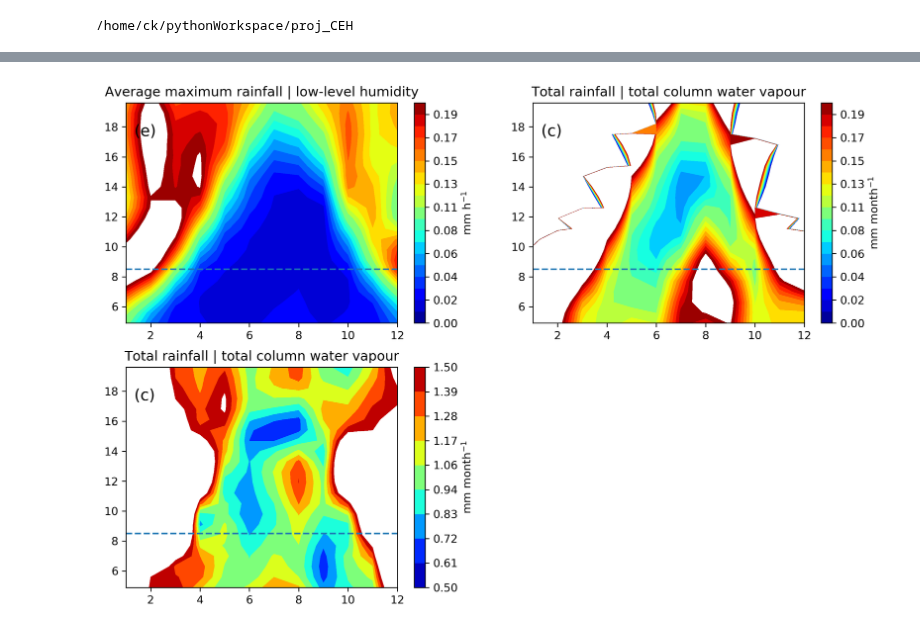
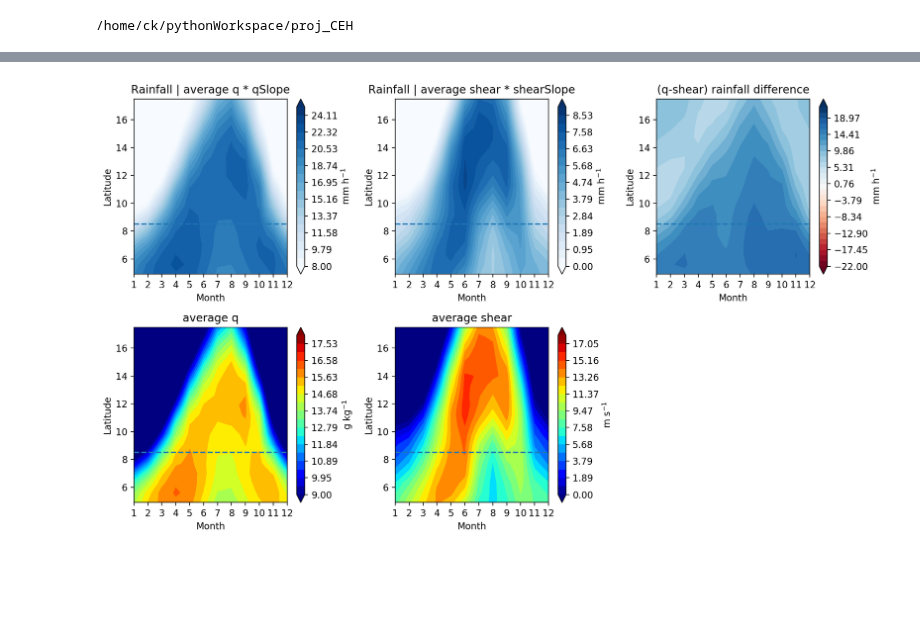
Before and after one commit to cornkle/proj_CEH, a Jupyter notebook: notebooks/CLOVER_slope_sensitivity.ipynb, the cells around one changed output, grey strips where cells are left out. Drawn from its saved outputs; the diff is of its cells as text; code cells hidden in the pictures; blank space fills up the shorter version.

```diff
--- a/notebooks/CLOVER_slope_sensitivity.ipynb
+++ b/notebooks/CLOVER_slope_sensitivity.ipynb
@@ -42,9 +46,10 @@ era_srfc = era_srfc.sel(latitude=slice(4.5,20), longitude=slice(-10,10)).groupby
 # %%
-era_pl = era_pl.sel(latitude=slice(4.5,20), longitude=slice(-10,10)).groupby('time.month').mean('longitude')
+era_pl = era_pl.sel(latitude=slice(4.5,17.5), longitude=slice(-10,10)).groupby('time.month').mean('longitude')
 # %%
 slopes = pkl.load(open(cnst.CLOVER_SAVES + 'q_shear_sensitivity_slopes', 'rb'))
-qslope = slopes['qslope']
-shear_slope = slopes['shear_slope']
+qslope = 1.39 #slopes['qslope'] 1.89
+shear_slope = 0.52 #slopes['shear_slope'] 1.03
+qshear_slope = 0.035
 # %%
 slopes  # qslope: Pmax per g kg-1 , shear_slope, Pmax per m s-1
 # %% [output]
@@ -116,12 +126,13 @@ def draw_map(ax, data, lon, lat, l1, l2, nb,title=None,  text=None, mask_sig=Non
 #     mapp = ax.pcolormesh(np.arange(0.5,13,1), lat,data
 #                           ,cmap=cmapp, vmin=l1, vmax=l2)
     #ipdb.set_trace()
-    mapp = ax.contourf(np.arange(1,13,1), lat,data, levels=np.round(np.linspace(l1,l2,nb),2), cmap=cmap )
-
+    mapp = ax.contourf(np.arange(1,13).astype(str), lat,data, levels=np.round(np.linspace(l1,l2,nb),2), cmap=cmap, extend='both' )
+    plt.xlabel('Month')
+    plt.ylabel('Latitude')
     #cbar = plt.colorbar(mapp, ticks=np.linspace(l1,l2,nb_lev+1))
     cbar = plt.colorbar(mapp)
     plt.title(title)
-    plt.text(0.03,0.85, text, transform=ax.transAxes, fontsize=14)
+    #plt.text(0.03,0.95, text, transform=ax.transAxes, fontsize=14)
     ax.axhline(8.5, linestyle='dashed')
 
     ## mask for significance indicator
@@ -185,22 +193,31 @@ draw_map(ax,sheardiff.T.values*shear_slope, thetadiff.month.values, thetadiff.la
 # %%
-f = plt.figure(figsize=(12,8), dpi=300)
-ax = f.add_subplot(221)
+f = plt.figure(figsize=(12,7), dpi=200)
+ax = f.add_subplot(231)
 #contour2 = {'x' : tdiff.month.values, 'y': cape.latitude.values, 'data': q.T, 'levels': [10,12,14,14.5,15,15.2,15.5,15.7,16], 'color':'red'}
-draw_map(ax, qdiff.T.values, qdiff.month.values, qdiff.latitude.values , 0, 0.2, 20, cmap='jet',  \
-         title=r"Average maximum rainfall | low-level humidity", text='(e)', cbar_label='mm h$^{-1}$')
+draw_map(ax, qmean.T.values*qslope, range(1,13), qdiff.latitude.values , 8, 25, 20, cmap='Blues',  \
+         title=r"Rainfall | average q * qSlope", text='(e)', cbar_label='mm h$^{-1}$')
 
 
-ax = f.add_subplot(222)
-draw_map(ax,sheardiff.T.values, qdiff.month.values, qdiff.latitude.values , 0, 0.2,20, \
-         title='Total rainfall | total column water vapour',  text='(c)',cmap='jet', cbar_label='mm month$^{-1}$')
+ax = f.add_subplot(232)
+draw_map(ax,shearmean.T.values*shear_slope, np.arange(1,13).astype(str), qdiff.latitude.values , 0, 9,20, \
+         title=r"Rainfall | average shear * shearSlope",  text='(c)',cmap='Blues', cbar_label='mm h$^{-1}$')
 
-ax = f.add_subplot(223)
-draw_map(ax,thetadiff.T.values, qdiff.month.values, qdiff.latitude.values , 0.5, 1.5,10, \
-         title='Total rainfall | total column water vapour',  text='(c)',cmap='jet', cbar_label='mm month$^{-1}$')
+ax = f.add_subplot(233)
+draw_map(ax,(qmean.T.values*qslope)-(shearmean.T.values*shear_slope), np.arange(1,13).astype(int), qdiff.latitude.values , -22, 22,30, \
+         title=r"(q-shear) rainfall difference",  text='(c)',cmap='RdBu', cbar_label='mm h$^{-1}$')
 
-# plt.tight_layout()
-# plt.savefig('/home/ck/DIR/cornkle/figs/CLOVER/paper1/fig2.jpg')
+ax = f.add_subplot(234)
+draw_map(ax,qmean.T.values, np.arange(1,13).astype(int), qdiff.latitude.values , 9, 18,20, \
+         title=r"average q",  text='(c)',cmap='jet', cbar_label='g kg$^{-1}$')
+
+ax = f.add_subplot(235)
+draw_map(ax,shearmean.T.values, np.arange(1,13).astype(int), qdiff.latitude.values , 0, 18,20, \
+         title=r"average shear",  text='(c)',cmap='jet', cbar_label='m s$^{-1}$')
+
+
+plt.tight_layout()
+plt.savefig('/home/ck/DIR/cornkle/figs/CLOVER/mean_climatological.jpg')
 # %% [output]
-[figure, old version]
+[figure, new version]
 # %%
 stormin = era_srfc['t2m'].groupby('time.month').mean('time').copy()
```
Also changed, not shown: parts of 47 cells of this notebook, 28 other files.
